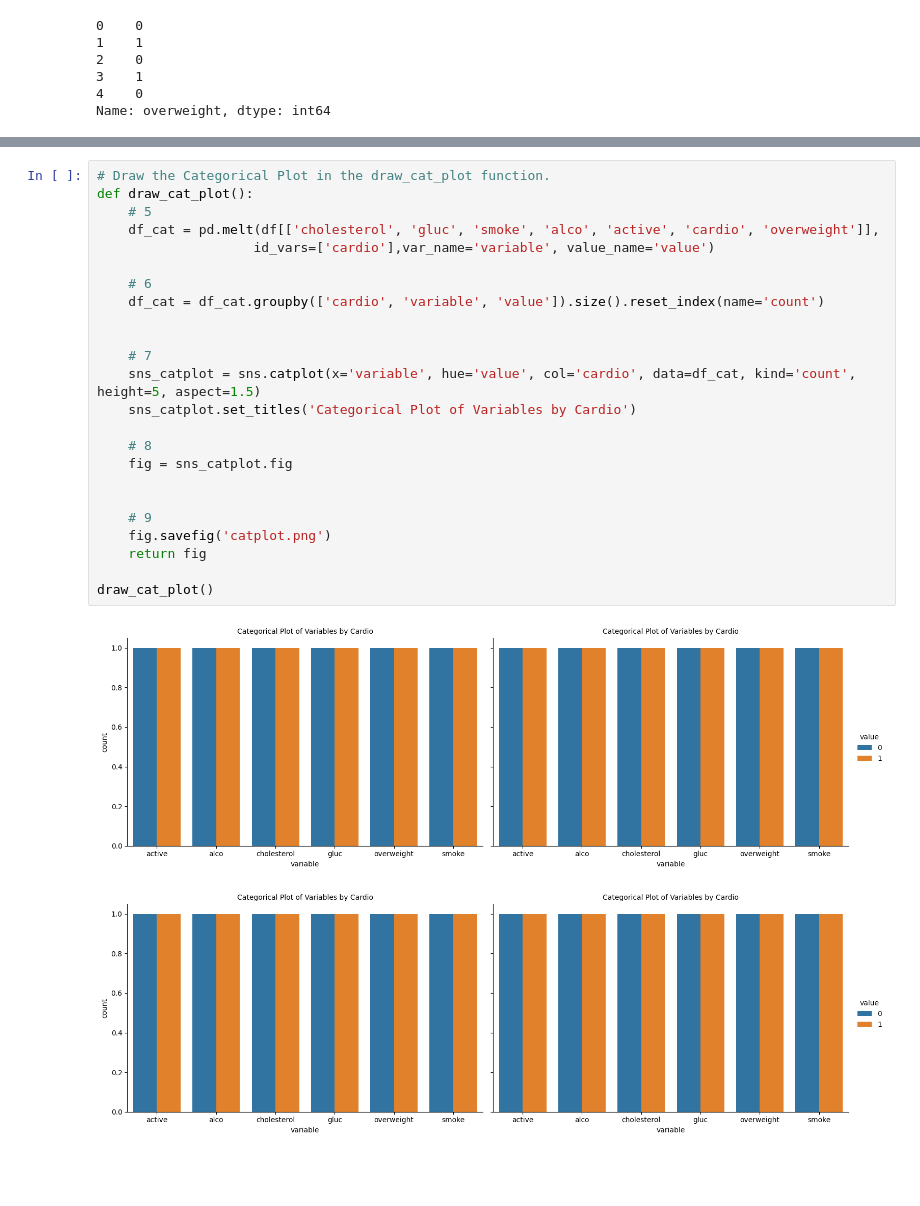
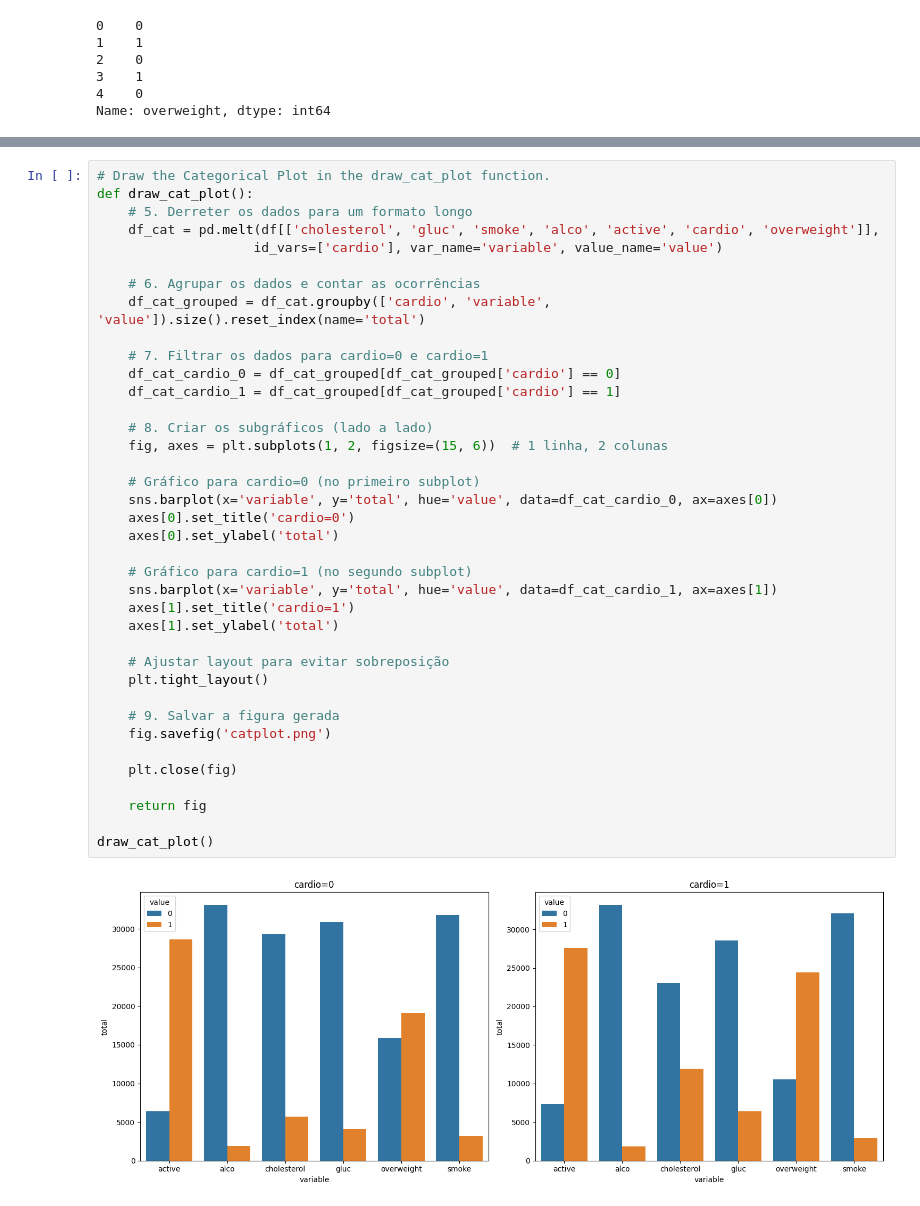
Before and after one commit to macosta7/curso_python, a Jupyter notebook: exercicio3/jupyter.ipynb, the cells around one changed output, grey strips where cells are left out. Drawn from its saved outputs; the diff is of its cells as text; blank space fills up the shorter version.

```diff
--- a/exercicio3/jupyter.ipynb
+++ b/exercicio3/jupyter.ipynb
@@ -42,27 +42,40 @@ df.head()
 # %%
 # Draw the Categorical Plot in the draw_cat_plot function.
 def draw_cat_plot():
-    # 5
+    # 5. Derreter os dados para um formato longo
     df_cat = pd.melt(df[['cholesterol', 'gluc', 'smoke', 'alco', 'active', 'cardio', 'overweight']],
-                    id_vars=['cardio'],var_name='variable', value_name='value')
+                    id_vars=['cardio'], var_name='variable', value_name='value')
 
-    # 6
-    df_cat = df_cat.groupby(['cardio', 'variable', 'value']).size().reset_index(name='count')
+    # 6. Agrupar os dados e contar as ocorrências
+    df_cat_grouped = df_cat.groupby(['cardio', 'variable', 'value']).size().reset_index(name='total')
 
+    # 7. Filtrar os dados para cardio=0 e cardio=1
+    df_cat_cardio_0 = df_cat_grouped[df_cat_grouped['cardio'] == 0]
+    df_cat_cardio_1 = df_cat_grouped[df_cat_grouped['cardio'] == 1]
 
-    # 7
-    sns_catplot = sns.catplot(x='variable', hue='value', col='cardio', data=df_cat, kind='count', height=5, aspect=1.5)
-    sns_catplot.set_titles('Categorical Plot of Variables by Cardio')
+    # 8. Criar os subgráficos (lado a lado)
+    fig, axes = plt.subplots(1, 2, figsize=(15, 6))  # 1 linha, 2 colunas
 
-    # 8
-    fig = sns_catplot.fig
+    # Gráfico para cardio=0 (no primeiro subplot)
+    sns.barplot(x='variable', y='total', hue='value', data=df_cat_cardio_0, ax=axes[0])
+    axes[0].set_title('cardio=0')
+    axes[0].set_ylabel('total')
 
+    # Gráfico para cardio=1 (no segundo subplot)
+    sns.barplot(x='variable', y='total', hue='value', data=df_cat_cardio_1, ax=axes[1])
+    axes[1].set_title('cardio=1')
+    axes[1].set_ylabel('total')
 
-    # 9
+    # Ajustar layout para evitar sobreposição
+    plt.tight_layout()
+
+    # 9. Salvar a figura gerada
     fig.savefig('catplot.png')
+
+    plt.close(fig)
+
     return fig
 
 draw_cat_plot()
 # %% [output]
-[figure, old version]
+[figure, new version]
-[figure, removed]
```
Also changed, not shown: parts of 1 cell of this notebook, 1 other file.
